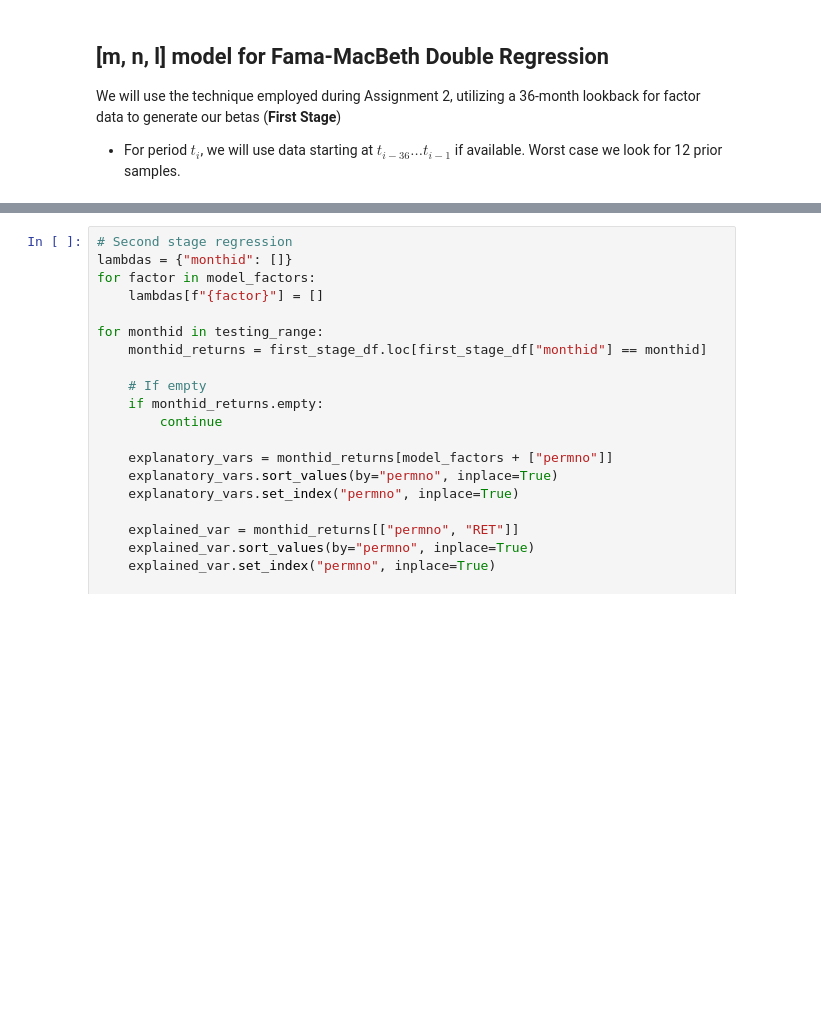
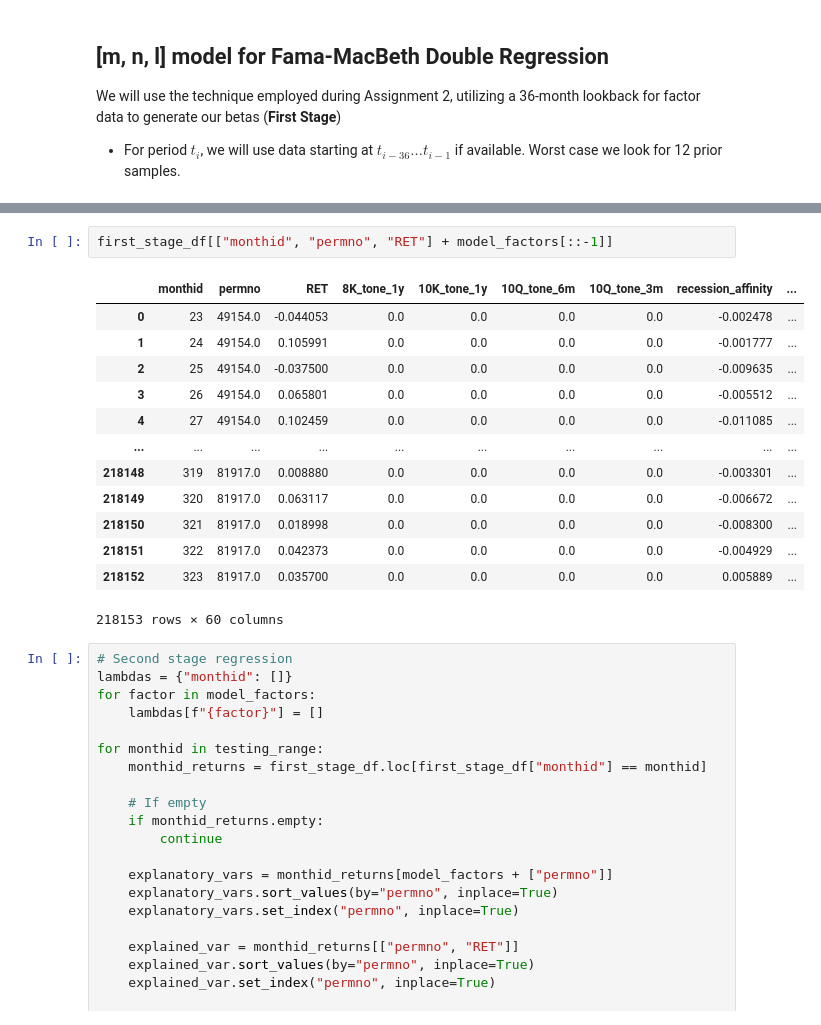
Before and after one commit to CFM-301-W23-G4/Final-Project, a Jupyter notebook: Final Project.ipynb, the cells around one changed output, grey strips where cells are left out. Drawn from its saved outputs; the diff is of its cells as text; blank space fills up the shorter version.

```diff
--- a/Final Project.ipynb
+++ b/Final Project.ipynb
@@ -497,6 +516,22 @@ first_stage_df
 | 218151 | 322 | 81917.0 | 0.042373 | -0.576227 | 9.272626 | 0.072836 | 0.440372 | -0.039441 | ... |
 | 218152 | 323 | 81917.0 | 0.035700 | 0.421886 | 27.726961 | -0.262609 | -4.075562 | 0.397844 | ... |
 218153 rows × 60 columns
+# %%
+first_stage_df[["monthid", "permno", "RET"] + model_factors[::-1]]
+# %% [output]
+|  | monthid | permno | RET | 8K_tone_1y | 10K_tone_1y | 10Q_tone_6m | 10Q_tone_3m | recession_affinity | ... |
+| 0 | 23 | 49154.0 | -0.044053 | 0.0 | 0.0 | 0.0 | 0.0 | -0.002478 | ... |
+| 1 | 24 | 49154.0 | 0.105991 | 0.0 | 0.0 | 0.0 | 0.0 | -0.001777 | ... |
+| 2 | 25 | 49154.0 | -0.037500 | 0.0 | 0.0 | 0.0 | 0.0 | -0.009635 | ... |
+| 3 | 26 | 49154.0 | 0.065801 | 0.0 | 0.0 | 0.0 | 0.0 | -0.005512 | ... |
+| 4 | 27 | 49154.0 | 0.102459 | 0.0 | 0.0 | 0.0 | 0.0 | -0.011085 | ... |
+| ... | ... | ... | ... | ... | ... | ... | ... | ... | ... |
+| 218148 | 319 | 81917.0 | 0.008880 | 0.0 | 0.0 | 0.0 | 0.0 | -0.003301 | ... |
+| 218149 | 320 | 81917.0 | 0.063117 | 0.0 | 0.0 | 0.0 | 0.0 | -0.006672 | ... |
+| 218150 | 321 | 81917.0 | 0.018998 | 0.0 | 0.0 | 0.0 | 0.0 | -0.008300 | ... |
+| 218151 | 322 | 81917.0 | 0.042373 | 0.0 | 0.0 | 0.0 | 0.0 | -0.004929 | ... |
+| 218152 | 323 | 81917.0 | 0.035700 | 0.0 | 0.0 | 0.0 | 0.0 | 0.005889 | ... |
+218153 rows × 60 columns
 # %%
 # Second stage regression
 lambdas = {"monthid": []}
```
Also changed, not shown: parts of 16 cells of this notebook, 1 other file.
